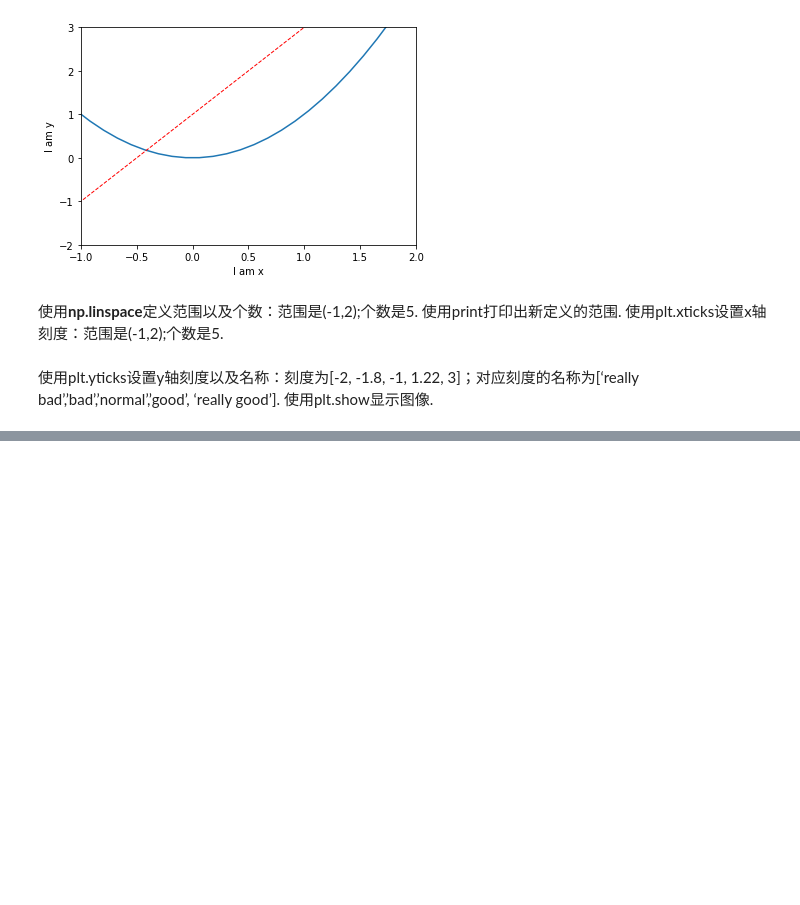
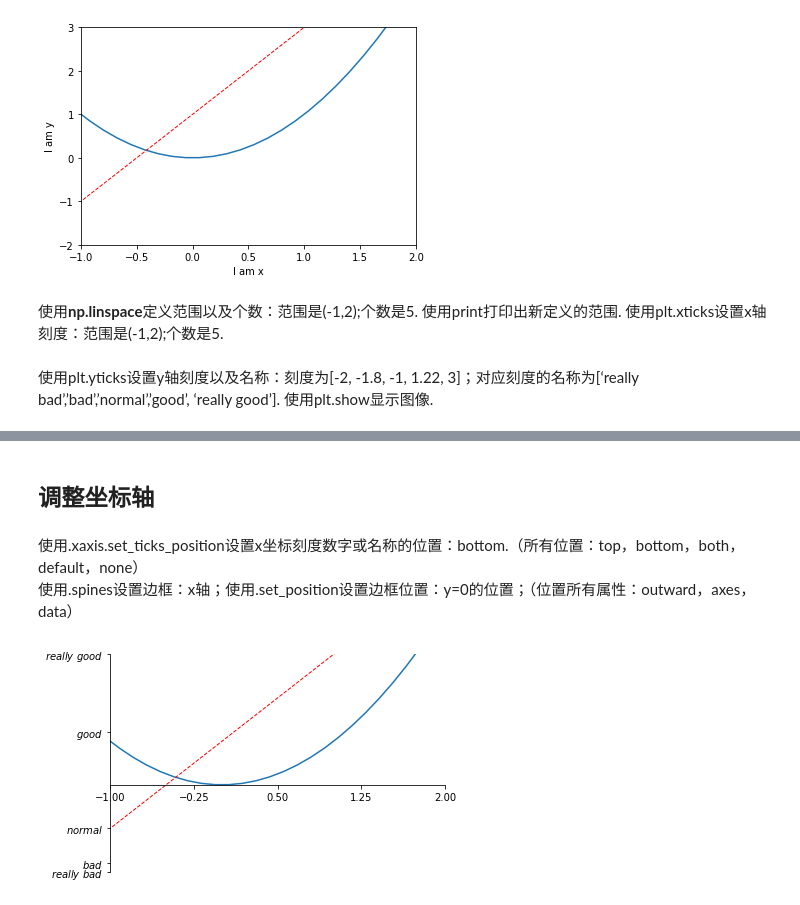
Before and after one commit to van0303/Matplotlib_notebook, a Jupyter notebook: notebooks/00_基本使用.ipynb, the cells around one changed output, grey strips where cells are left out. Drawn from its saved outputs; the diff is of its cells as text; code cells hidden in the pictures; blank space fills up the shorter version.

```diff
--- a/notebooks/00_基本使用.ipynb
+++ b/notebooks/00_基本使用.ipynb
@@ -113,0 +166,22 @@ plt.show()
+# %% [markdown]
+## 调整坐标轴
+# %% [markdown]
+使用.xaxis.set_ticks_position设置x坐标刻度数字或名称的位置：bottom.（所有位置：top，bottom，both，default，none）
+使用.spines设置边框：x轴；使用.set_position设置边框位置：y=0的位置；（位置所有属性：outward，axes，data）
+# %%
+plt.figure()
+plt.plot(x, y2)
+plt.plot(x, y1, color='red', linewidth=1.0, linestyle='--')
+plt.xlim((-1, 2))
+plt.ylim((-2, 3))
+new_ticks = np.linspace(-1, 2, 5)
+plt.xticks(new_ticks)
+plt.yticks([-2, -1.8, -1, 1.22, 3],['$really\ bad$', '$bad$', '$normal$', '$good$', '$really\ good$'])
+ax = plt.gca()
+ax.spines['right'].set_color('none')
+ax.spines['top'].set_color('none')
+ax.xaxis.set_ticks_position('bottom')
+ax.spines['bottom'].set_position(('data', 0))
+plt.show()
+# %% [output]
+[figure, added]
```
Also changed, not shown: parts of 13 cells of this notebook.
